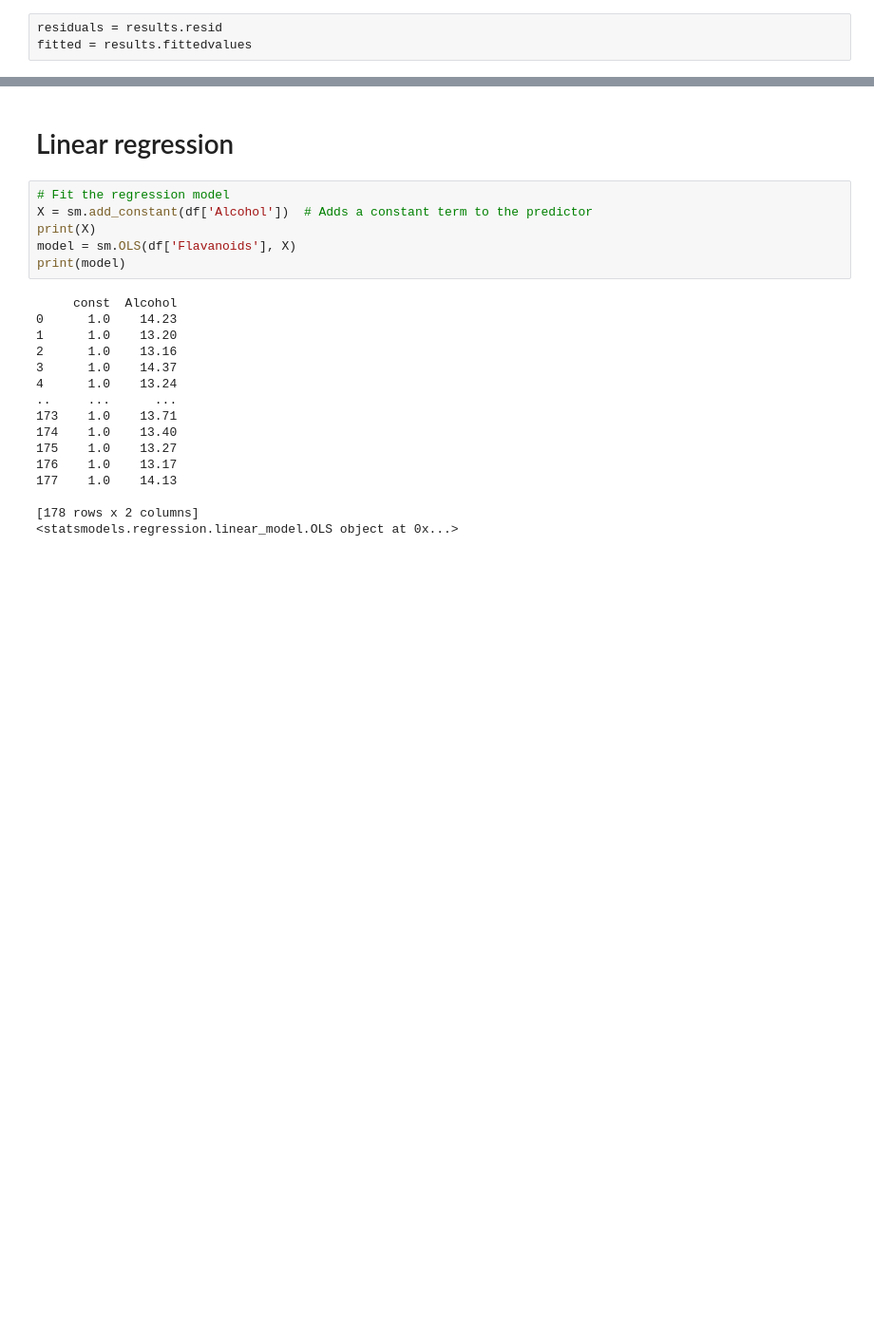
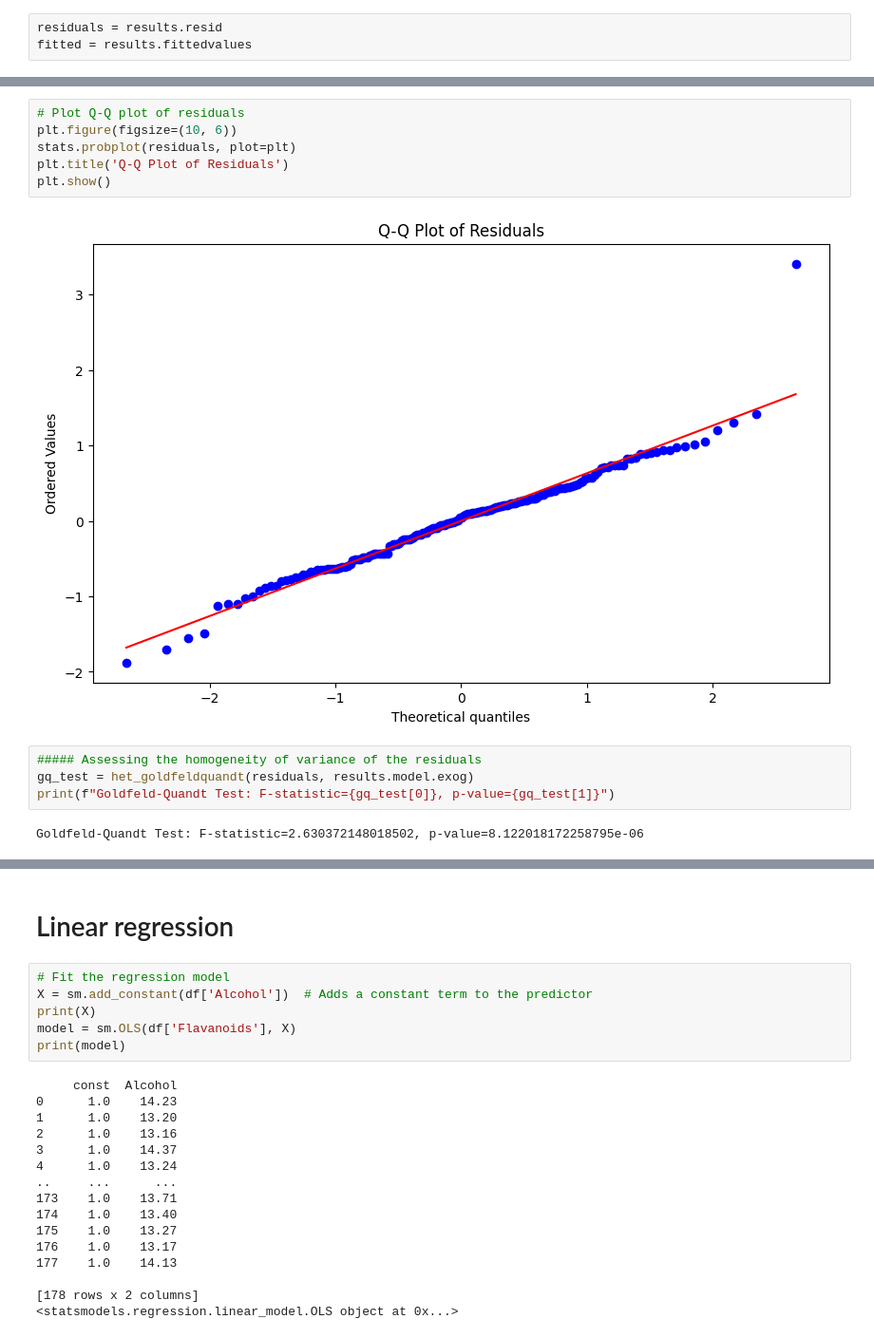
Before and after one commit to malh718/datasci_6_regression, a Jupyter notebook: wineanalysis.ipynb, the cells around one changed output, grey strips where cells are left out. Shown at 95% size. Cells and saved outputs as stored; diff of their text form; blank space fills up the shorter version.

```diff
--- a/wineanalysis.ipynb
+++ b/wineanalysis.ipynb
@@ -123,0 +150,14 @@ Rainbow Test: stat=2.3899371469856194, p-value=3.0882100589536056e-05
+# %%
+# Plot Q-Q plot of residuals
+plt.figure(figsize=(10, 6))
+stats.probplot(residuals, plot=plt)
+plt.title('Q-Q Plot of Residuals')
+plt.show()
+# %% [output]
+[figure, added]
+# %%
+##### Assessing the homogeneity of variance of the residuals
+gq_test = het_goldfeldquandt(residuals, results.model.exog)
+print(f"Goldfeld-Quandt Test: F-statistic={gq_test[0]}, p-value={gq_test[1]}")
+# %% [output]
+Goldfeld-Quandt Test: F-statistic=2.630372148018502, p-value=8.122018172258795e-06
```
Also changed, not shown: parts of 12 cells of this notebook.
